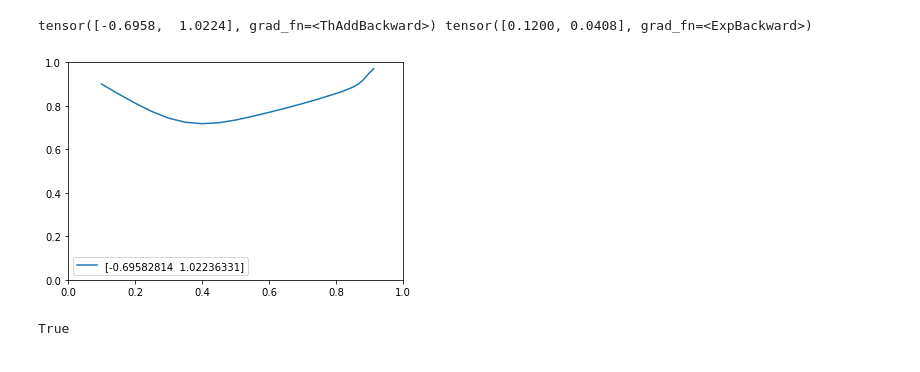
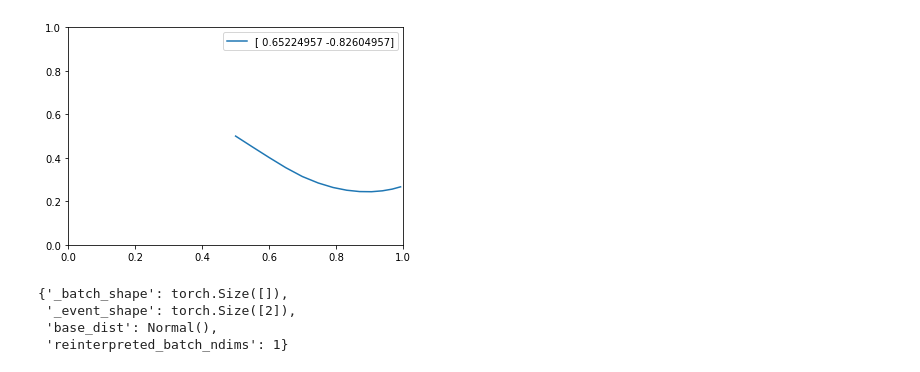
Before and after one commit to vincentlui/unsupervised-goal-conditioned-rl, a Jupyter notebook: Untitled.ipynb, the cells around one changed output. Cells and saved outputs as stored; diff of their text form; code cells hidden in the pictures.

```diff
--- a/Untitled.ipynb
+++ b/Untitled.ipynb
@@ -22,3 +22,0 @@ WARN: gym.spaces.Box autodetected dtype as <class 'numpy.float32'>. Please provi
-# %%
-policy.stochastic_policy.skill = torch.Tensor([0.1,0.3])
-policy.get_action(torch.Tensor([0.5,0.5]))
@@ -31,0 +23,2 @@ env.step(np.array([-0.8309,0.8893]))
+# %%
+env = env2
@@ -151,28 +185,28 @@ plt.show()
 # %%
 policy.stochastic_policy.skill = torch.Tensor([0.,1.])
-start_loc = torch.Tensor([0.1,0.9])
-goal_loc = torch.Tensor([0.99,0.9])
+start_loc = torch.Tensor([0.5,0.5])
+goal_loc = torch.Tensor([0.8,0.5])
 env.set_start_state(start_loc.numpy())
 df_input = torch.cat([start_loc, goal_loc])
-mean, std = df(df_input)
-print(mean,std)
-mean = mean.detach().numpy()
+df_distribution = df(df_input).base_dist
 
-policy.stochastic_policy.skill = mean
-skill = mean
-path = rollout(env, policy, skill, max_path_length=40)
+skill = df_distribution.loc.detach().numpy()
+path = rollout(env, policy, skill, max_path_length=20)
 obs = path['observations']
 plt.plot(obs[:,0], obs[:,1], label=skill)
 
 plt.xlim([0,1])
 plt.ylim([0,1])
 plt.legend()
 
 plt.show()
 # %% [output]
-tensor([-0.6958,  1.0224], grad_fn=<ThAddBackward>) tensor([0.1200, 0.0408], grad_fn=<ExpBackward>)
-[figure, old version]
+[figure, new version]
-# %%
-df.std is None
-# %% [output]
-True
+# %%
+df_distribution = df(df_input)
+df_distribution.__dict__
+# %% [output]
+{'_batch_shape': torch.Size([]),
+ '_event_shape': torch.Size([2]),
+ 'base_dist': Normal(),
+ 'reinterpreted_batch_ndims': 1}
```
Also changed, not shown: parts of 17 cells of this notebook, 17 other files.
